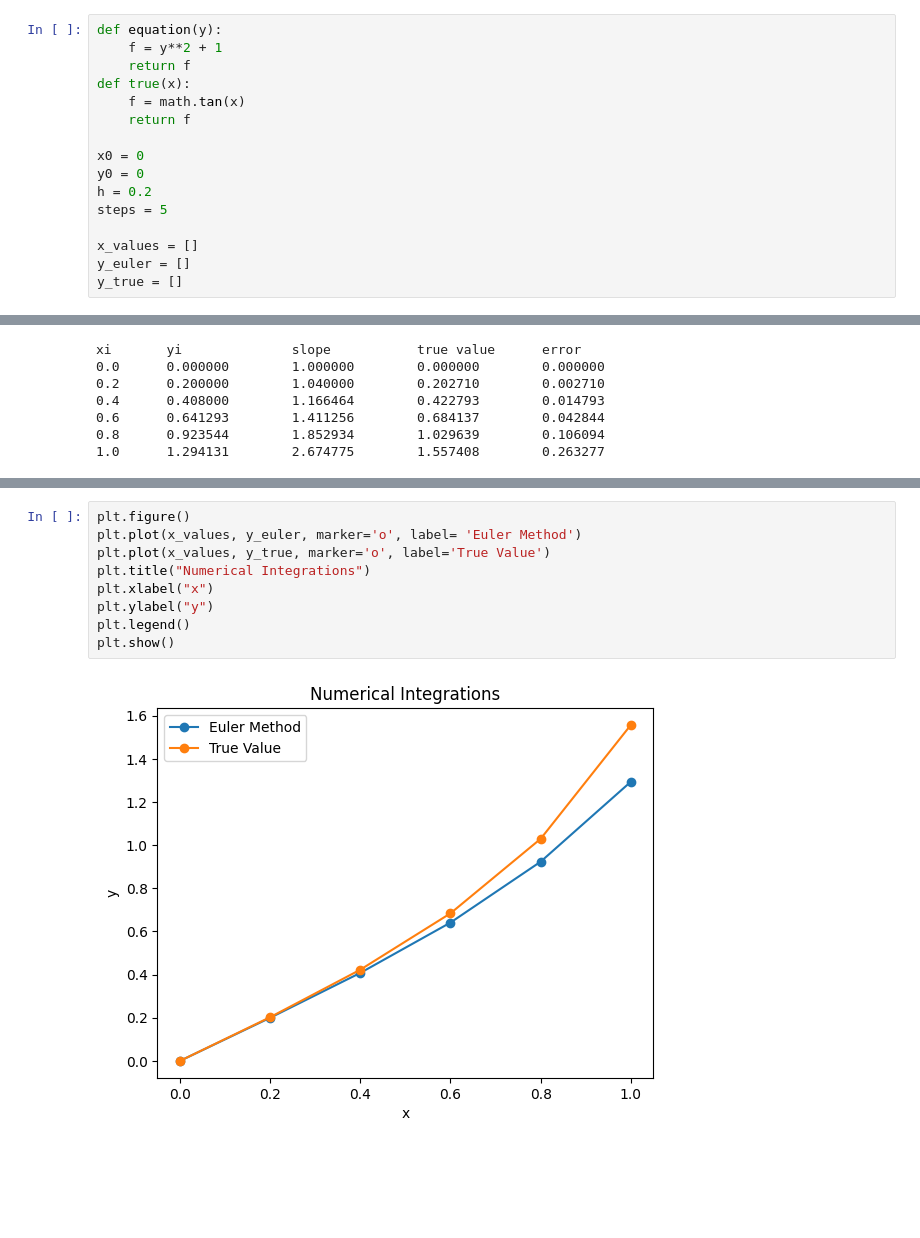
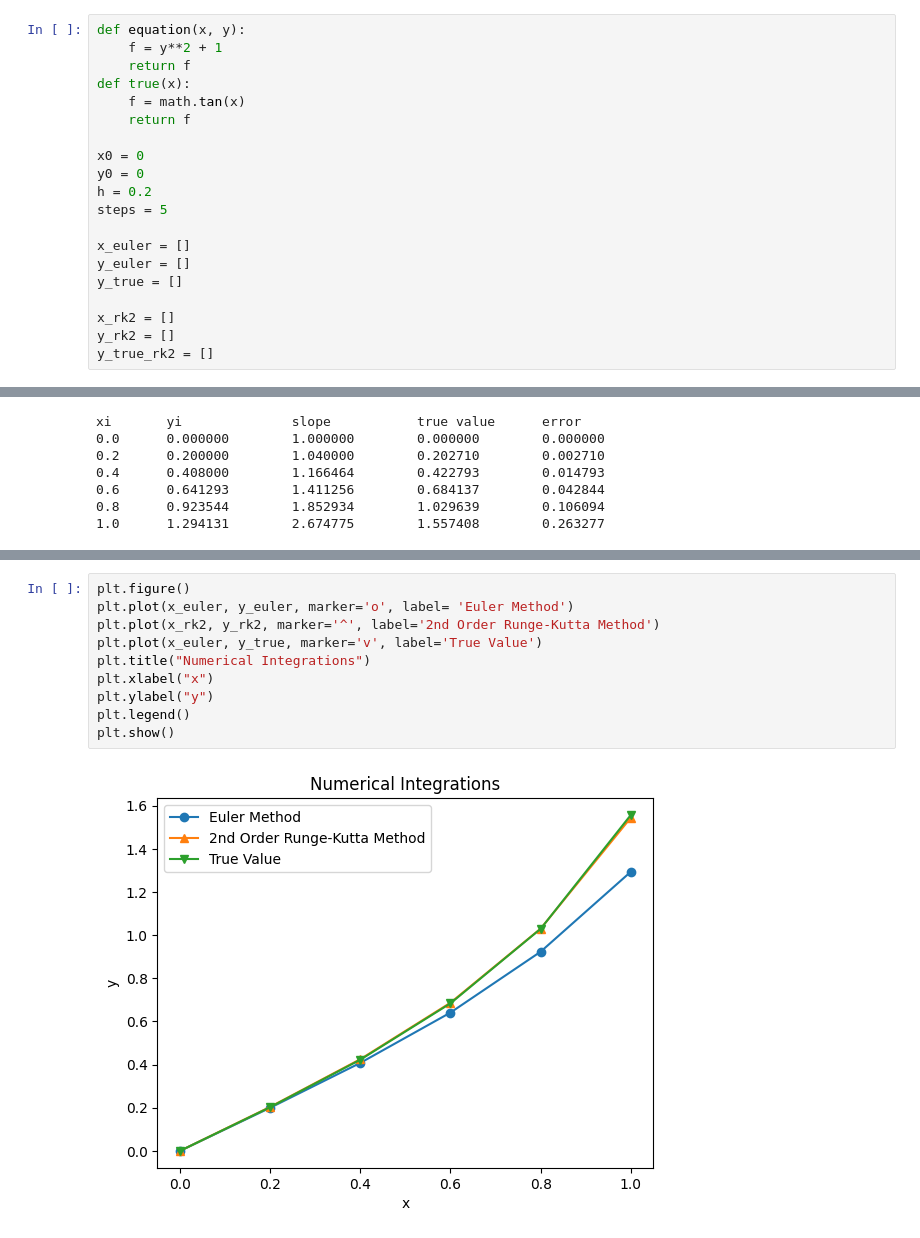
Before and after one commit to julia-brouwer1/Comp_HW_3, a Jupyter notebook: HW_3.ipynb, the cells around one changed output, grey strips where cells are left out. Cells and saved outputs as stored; diff of their text form; blank space fills up the shorter version.

Commit message:
2nd Order Runge-Kutta method code created

```diff
--- a/HW_3.ipynb
+++ b/HW_3.ipynb
@@ -3,7 +3,7 @@ import numpy as np
 import math
 import matplotlib.pyplot as plt
 # %%
-def equation(y):
+def equation(x, y):
     f = y**2 + 1
     return f
 def true(x):
@@ -15,9 +15,13 @@ y0 = 0
 h = 0.2
 steps = 5
 
-x_values = []
+x_euler = []
 y_euler = []
 y_true = []
+
+x_rk2 = []
+y_rk2 = []
+y_true_rk2 = []
 # %%
 def euler (x0, y0, h, steps):
     x = x0
@@ -50,12 +82,13 @@ xi       yi              slope           true value      error
 # %%
 plt.figure()
-plt.plot(x_values, y_euler, marker='o', label= 'Euler Method')
-plt.plot(x_values, y_true, marker='o', label='True Value')
+plt.plot(x_euler, y_euler, marker='o', label= 'Euler Method')
+plt.plot(x_rk2, y_rk2, marker='^', label='2nd Order Runge-Kutta Method')
+plt.plot(x_euler, y_true, marker='v', label='True Value')
 plt.title("Numerical Integrations")
 plt.xlabel("x")
 plt.ylabel("y")
 plt.legend()
 plt.show()
 # %% [output]
-[figure, old version]
+[figure, new version]
 # %%
```
Also changed, not shown: parts of 4 cells of this notebook.
